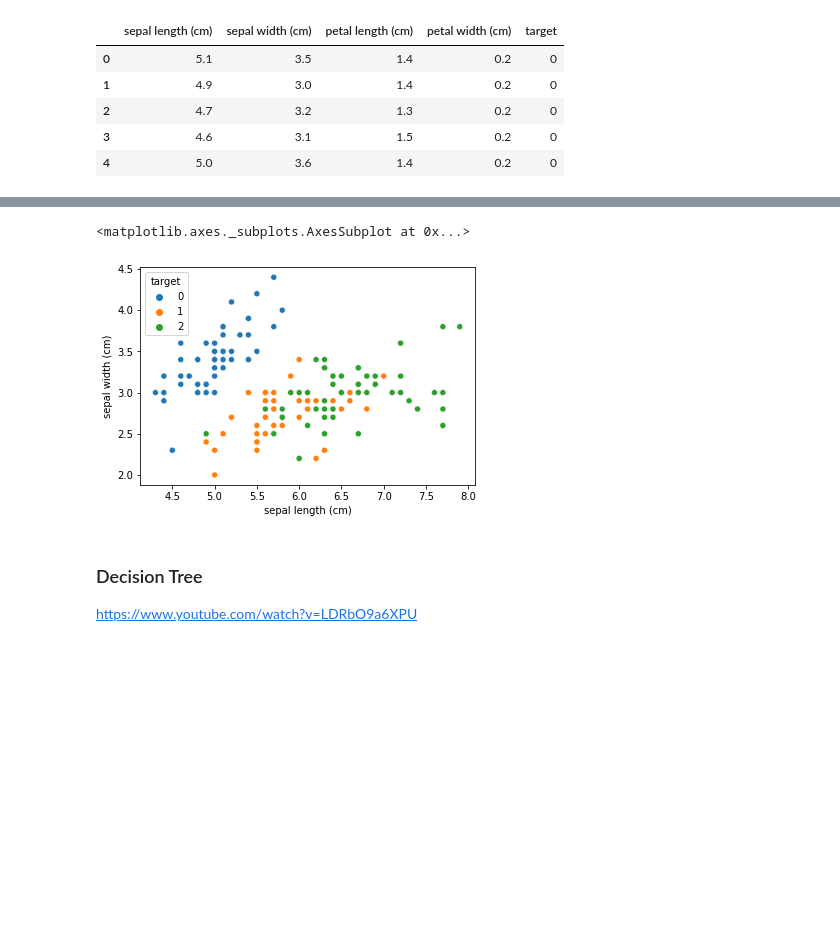
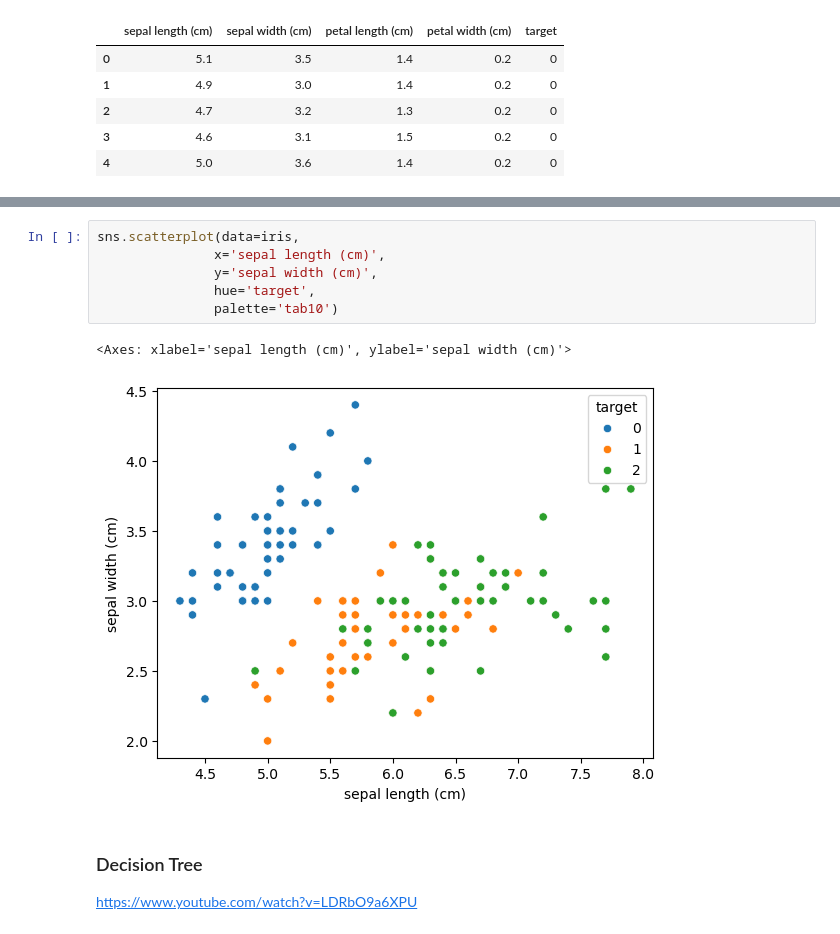
Before and after one commit to hieudarius/PY92SA09L2, a Jupyter notebook: Lecture_06.ipynb, the cells around one changed output, grey strips where cells are left out. Drawn from its saved outputs; the diff is of its cells as text; blank space fills up the shorter version.

```diff
--- a/Lecture_06.ipynb
+++ b/Lecture_06.ipynb
@@ -37,7 +44,12 @@ iris.head()
 # %%
+sns.scatterplot(data=iris,
+               x='sepal length (cm)',
+               y='sepal width (cm)',
+               hue='target',
+               palette='tab10')
 # %% [output]
-<matplotlib.axes._subplots.AxesSubplot at 0x...>
+<Axes: xlabel='sepal length (cm)', ylabel='sepal width (cm)'>
-[figure, old version]
+[figure, new version]
 # %% [markdown]
 ### Decision Tree
 
```
Also changed, not shown: parts of 32 cells of this notebook, 4 other files.
